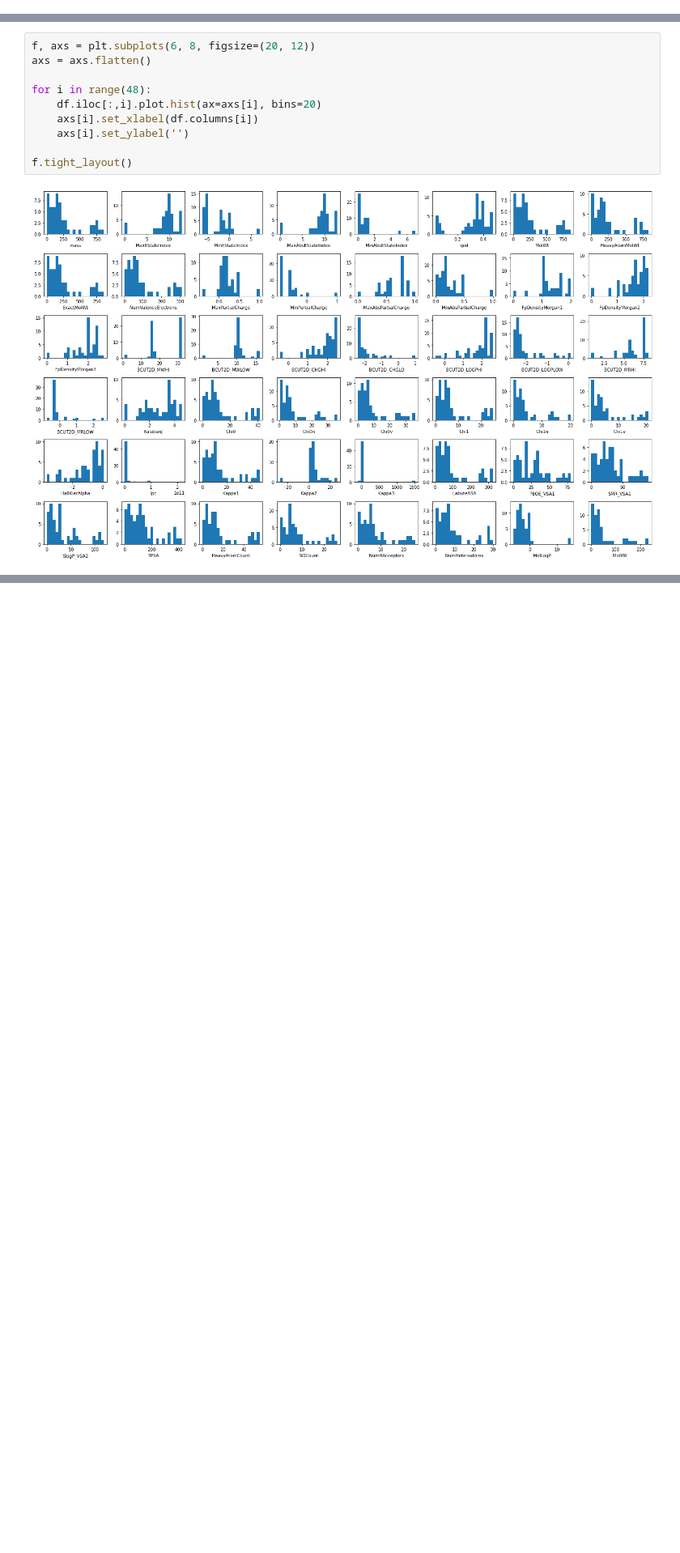
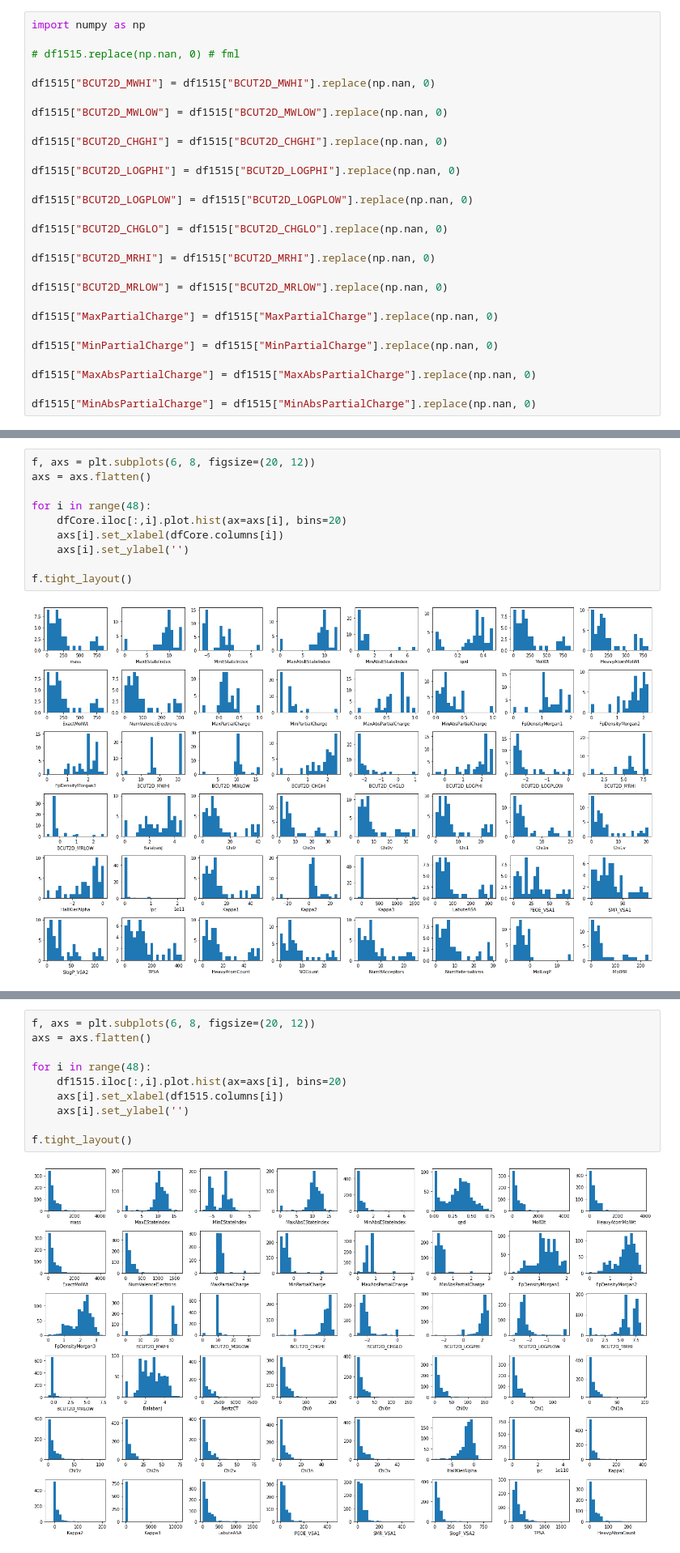
Before and after one commit to meidelien/Metabolic-network-layout-using-biochemical-coordinates, a Jupyter notebook: Notebooks/descriptors_analysis.ipynb, the cells around one changed output, grey strips where cells are left out. Shown at 81% size. Cells and saved outputs as stored; diff of their text form; blank space fills up the shorter version.

```diff
--- a/Notebooks/descriptors_analysis.ipynb
+++ b/Notebooks/descriptors_analysis.ipynb
@@ -10 +16,29 @@ df = df.loc[:,((df != 0).sum() > df.shape[0] * 0.9)]
+# %%
+import numpy as np
+
+# df1515.replace(np.nan, 0) # fml
+
+df1515["BCUT2D_MWHI"] = df1515["BCUT2D_MWHI"].replace(np.nan, 0)
+
+df1515["BCUT2D_MWLOW"] = df1515["BCUT2D_MWLOW"].replace(np.nan, 0)
+
+df1515["BCUT2D_CHGHI"] = df1515["BCUT2D_CHGHI"].replace(np.nan, 0)
+
+df1515["BCUT2D_LOGPHI"] = df1515["BCUT2D_LOGPHI"].replace(np.nan, 0)
+
+df1515["BCUT2D_LOGPLOW"] = df1515["BCUT2D_LOGPLOW"].replace(np.nan, 0)
+
+df1515["BCUT2D_CHGLO"] = df1515["BCUT2D_CHGLO"].replace(np.nan, 0)
+
+df1515["BCUT2D_MRHI"] = df1515["BCUT2D_MRHI"].replace(np.nan, 0)
+
+df1515["BCUT2D_MRLOW"] = df1515["BCUT2D_MRLOW"].replace(np.nan, 0)
+
+df1515["MaxPartialCharge"] = df1515["MaxPartialCharge"].replace(np.nan, 0)
+
+df1515["MinPartialCharge"] = df1515["MinPartialCharge"].replace(np.nan, 0)
+
+df1515["MaxAbsPartialCharge"] = df1515["MaxAbsPartialCharge"].replace(np.nan, 0)
+
+df1515["MinAbsPartialCharge"] = df1515["MinAbsPartialCharge"].replace(np.nan, 0)
 # %%
@@ -27,8 +55,8 @@ f, axs = plt.subplots(6, 8, figsize=(20, 12))
 axs = axs.flatten()
 
 for i in range(48):
-    df.iloc[:,i].plot.hist(ax=axs[i], bins=20)
-    axs[i].set_xlabel(df.columns[i])
+    dfCore.iloc[:,i].plot.hist(ax=axs[i], bins=20)
+    axs[i].set_xlabel(dfCore.columns[i])
     axs[i].set_ylabel('')
 
 f.tight_layout()
@@ -36,0 +67,12 @@ f.tight_layout()
+# %%
+f, axs = plt.subplots(6, 8, figsize=(20, 12))
+axs = axs.flatten()
+
+for i in range(48):
+    df1515.iloc[:,i].plot.hist(ax=axs[i], bins=20)
+    axs[i].set_xlabel(df1515.columns[i])
+    axs[i].set_ylabel('')
+
+f.tight_layout()
+# %% [output]
+[figure, added]
```
Also changed, not shown: parts of 16 cells of this notebook, 2 other files.
